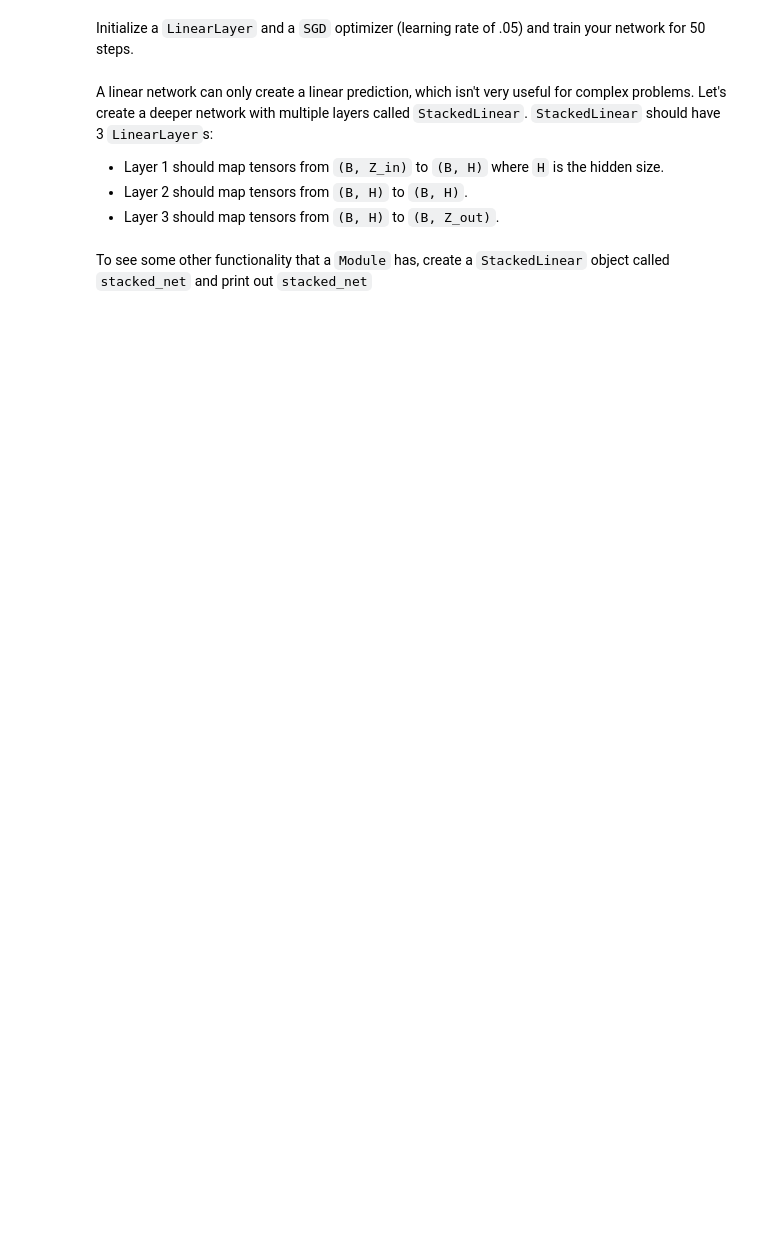
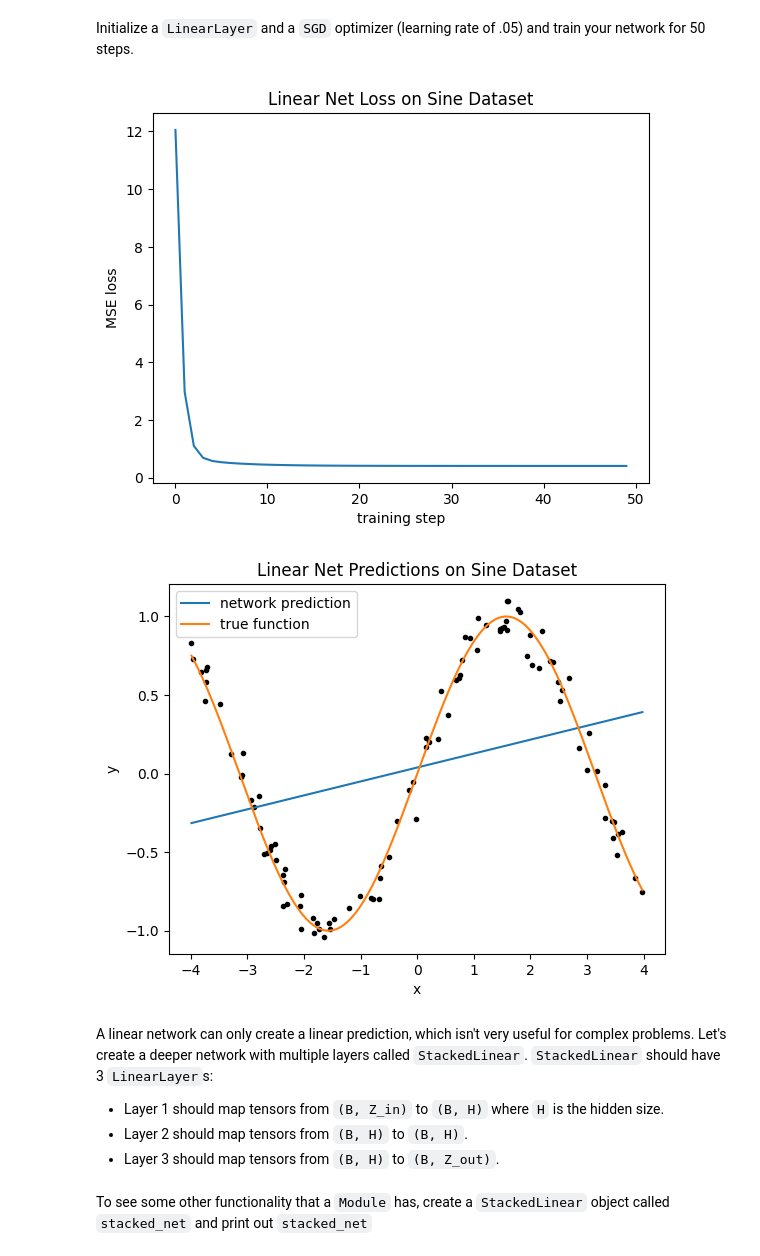
Before and after one commit to andrew-belz/byu-cs474, a Jupyter notebook: lab2_modules_training.ipynb, the cells around one changed output. Cells and saved outputs as stored; diff of their text form; code cells hidden in the pictures; blank space fills up the shorter version.

```diff
--- a/lab2_modules_training.ipynb
+++ b/lab2_modules_training.ipynb
@@ -470,18 +472,22 @@ plot_data(sine_x, sine_y, title="Sine wave dataset")
 Initialize a `LinearLayer` and a `SGD` optimizer (learning rate of .05) and train your network for 50 steps.
 # %%
 # TODO: Initialize a LinearLayer
-linear_network = None
+linear_network = LinearLayer(1, 1)
 
 # TODO: Initialize an SGD Optimizer with learning rate of .05
+optimizer = SGD(linear_network.parameters(), 0.05)
 
 # TODO: Train linear_network for 50 steps using your train function, store your training losses in `train_losses` for plotting
-train_losses = None
+train_losses = train(linear_network, optimizer, sine_x, sine_y, 50)
 
 # Plot your losses
 plot_loss(train_losses,"Linear Net Loss on Sine Dataset")
 
 # Plot the fit on the dataset
 plot_data(sine_x, sine_y, linear_network, gt_func=torch.sin, title="Linear Net Predictions on Sine Dataset")
+# %% [output]
+[figure, added]
+[figure, added]
 # %%
 print("Our network's trained prediction function is:")
 print("y = {:.3f}x + {:.3f}".format(linear_network.weight.data.item(), linear_network.bias.data.item()))
```
Also changed, not shown: parts of 7 cells of this notebook.
